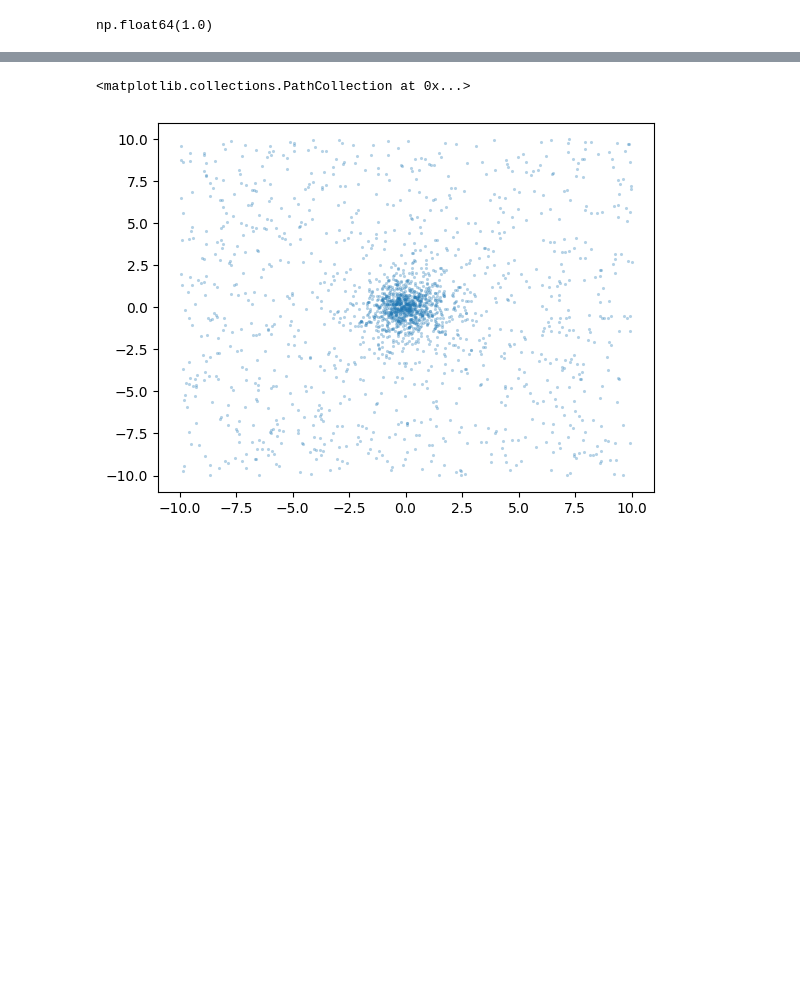
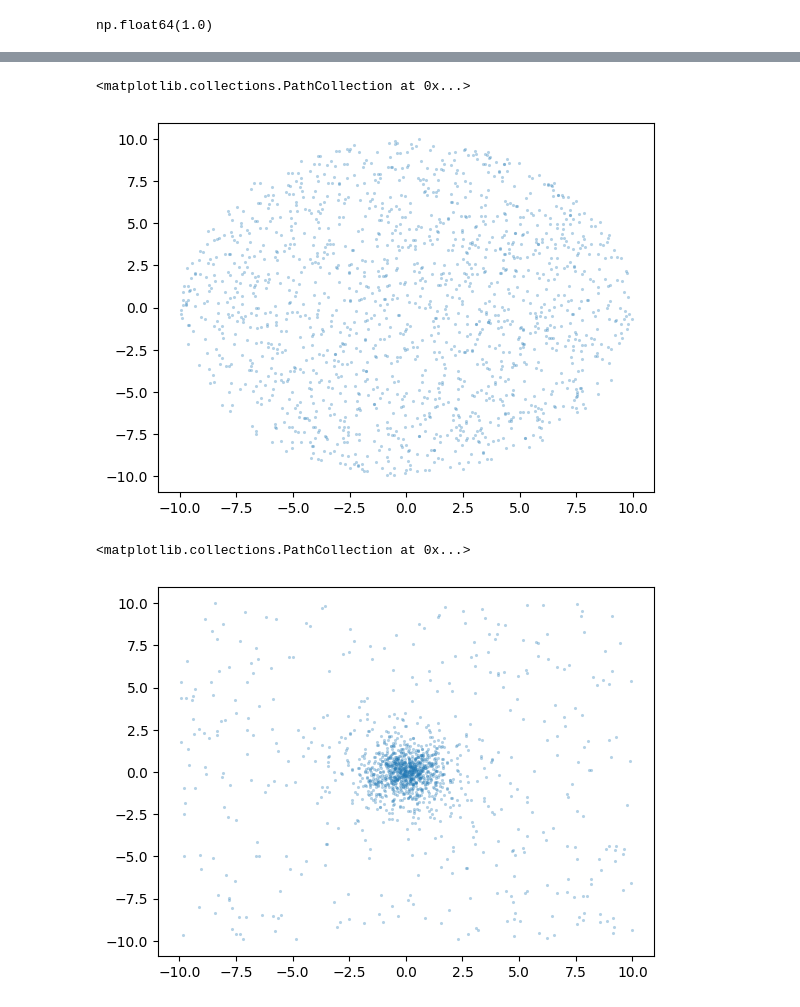
Before and after one commit to eteq/structparams_inference_biases, a Jupyter notebook: exp_gen_experiments.ipynb, the cells around one changed output, grey strips where cells are left out. Cells and saved outputs as stored; diff of their text form; code cells hidden in the pictures; blank space fills up the shorter version.

```diff
--- a/exp_gen_experiments.ipynb
+++ b/exp_gen_experiments.ipynb
@@ -144,5 +149,16 @@ plt.scatter(*generate_unif_box(1000, 2), alpha=.5, lw=0)
+# %%
+def uniform_in_region(density, region):
+    maxpx = np.max(region.bounding_box.extent)
+    xs, ys = generate_unif_box(halfsize=maxpx, density=density)
+    msk = region.contains(PixCoord(xs, ys))
+
+    return xs[msk], ys[msk]
+plt.scatter(*uniform_in_region(5, CirclePixelRegion(PixCoord(0, 0), 10)), alpha=.33, lw=0, s=5)
+# %% [output]
+<matplotlib.collections.PathCollection at 0x...>
+[figure, added]
 # %%
-plt.scatter(*np.concatenate([generate_unif_box(1000, 10), generate_dglx(1000, 1)], axis=1), alpha=.33, lw=0, s=5)
+plt.scatter(*np.concatenate([generate_unif_box(400, 10), generate_dglx(1000, 1)], axis=1), alpha=.33, lw=0, s=5)
 # %% [output]
 <matplotlib.collections.PathCollection at 0x...>
-[figure, old version]
+[figure, new version]
```
Also changed, not shown: parts of 7 cells of this notebook, 1 other file.
